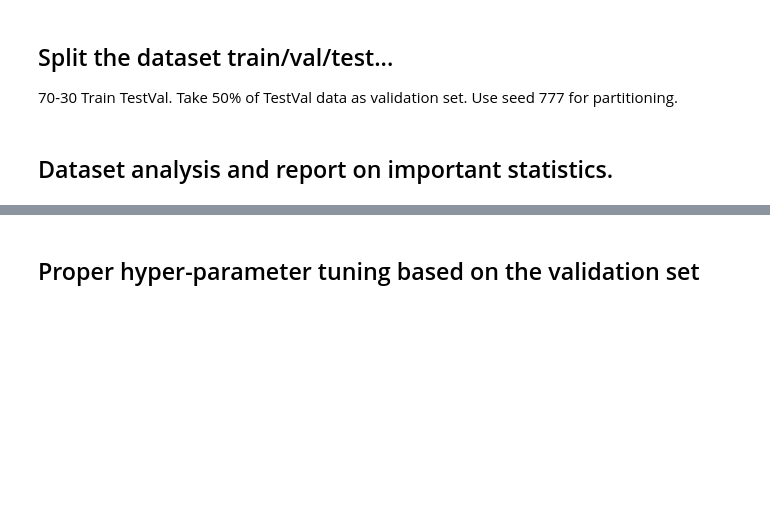
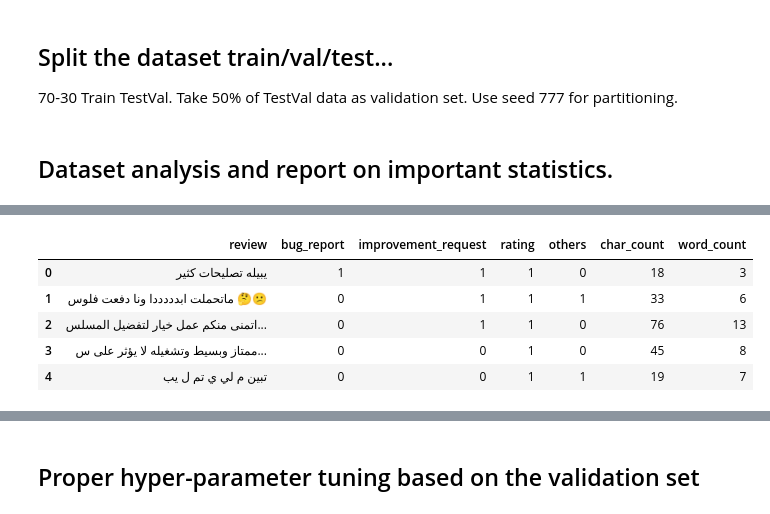
Before and after one commit to faiz-aljohani/Arabic-App-Review-Classification, a Jupyter notebook: ICS472_NLP_Arabic_App_Review_Classification.ipynb, the cells around one changed output, grey strips where cells are left out. Cells and saved outputs as stored; diff of their text form; code cells hidden in the pictures; blank space fills up the shorter version.

```diff
--- a/ICS472_NLP_Arabic_App_Review_Classification.ipynb
+++ b/ICS472_NLP_Arabic_App_Review_Classification.ipynb
@@ -26,0 +114,11 @@ X_val, X_test, y_val, y_test = train_test_split(X_testval, y_testval, test_size=
+# %%
+dataset['char_count'] = dataset['review'].str.len()
+dataset['word_count'] = dataset['review'].str.split().str.len()
+display(dataset.head())
+# %% [output]
+|  | review | bug_report | improvement_request | rating | others | char_count | word_count |
+| 0 | يبيله تصليحات كثير | 1 | 1 | 1 | 0 | 18 | 3 |
+| 1 | ماتحملت ابدددددا ونا دفعت فلوس 🤔😕 | 0 | 1 | 1 | 1 | 33 | 6 |
+| 2 | اتمنى منكم عمل خيار لتفضيل المسلس... | 0 | 1 | 1 | 0 | 76 | 13 |
+| 3 | ممتاز وبسيط وتشغيله لا يؤثر على س... | 0 | 0 | 1 | 0 | 45 | 8 |
+| 4 | تبين م لي ي تم ل يب | 0 | 0 | 1 | 1 | 19 | 7 |
```
Also changed, not shown: parts of 12 cells of this notebook.
